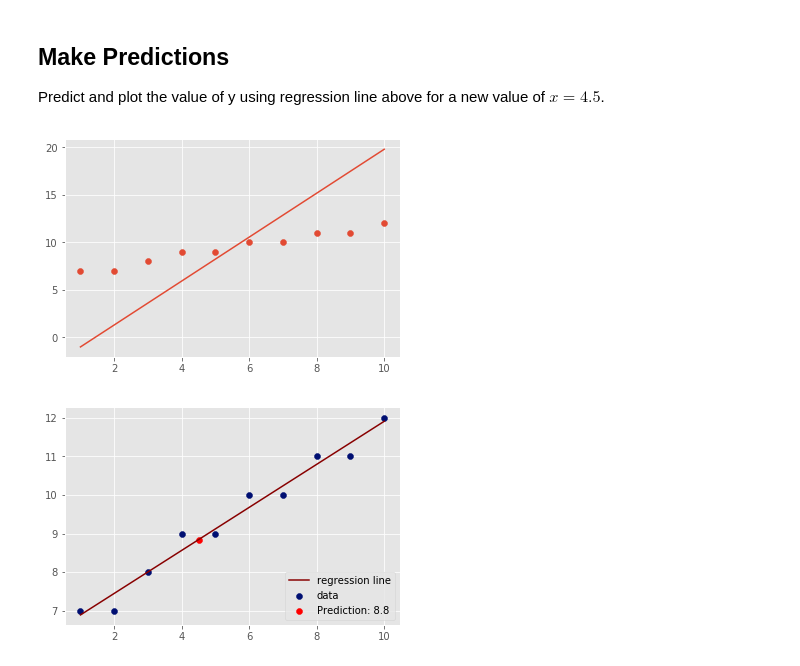
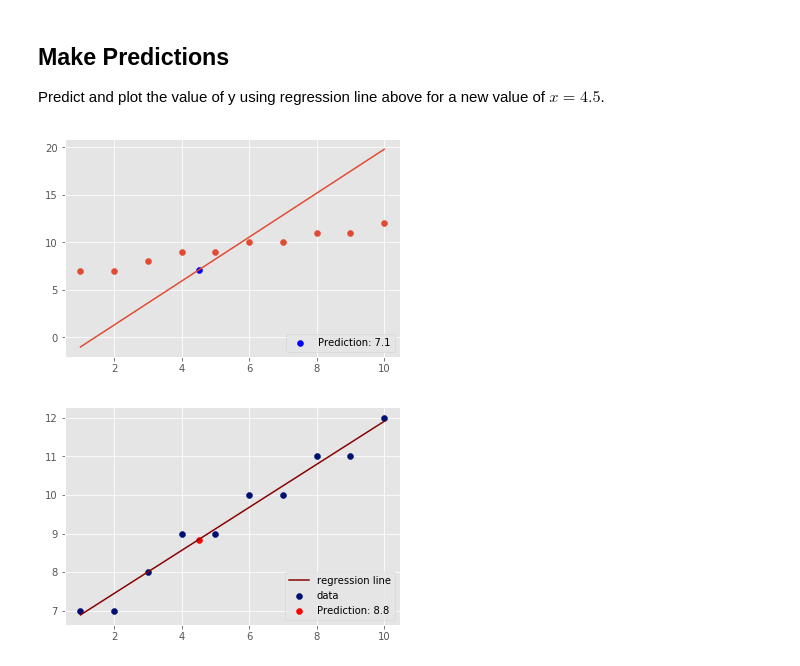
Before and after one commit to allaccountstaken/dsc-complete-regression-lab-dc-ds-060319, a Jupyter notebook: index.ipynb, the cells around one changed output. Drawn from its saved outputs; the diff is of its cells as text; code cells hidden in the pictures.

```diff
--- a/index.ipynb
+++ b/index.ipynb
@@ -123,16 +123,18 @@ Predict and plot the value of y using regression line above for a new value of $
 # %%
 # Make prediction using given value and visualize on the scatter plot
 x_new = 4.5
 y_new = m*x_new + c
 y_new
 plt.scatter(X, Y)
 
 m, c = best_fit(X,Y)
 Y_pred = reg_line(m, c, X)
 plt.plot(X, Y_pred)
+plt.scatter(x_new,y_new,color='b',label='Prediction: '+ str(np.round(y_new,1)))
+plt.legend(loc=4)
 plt.show()
 # %% [output]
-[figure, old version]
+[figure, new version]
 # %%
 # %% [output]
 [figure]
```
